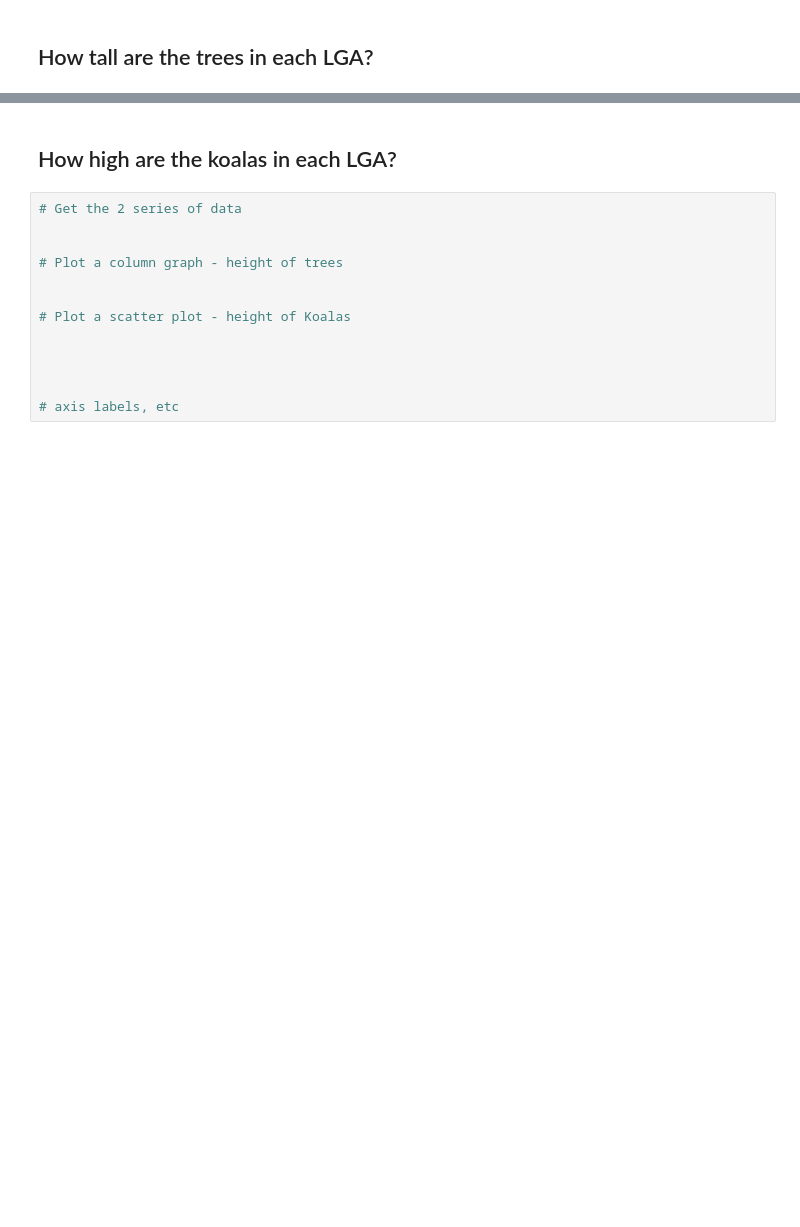
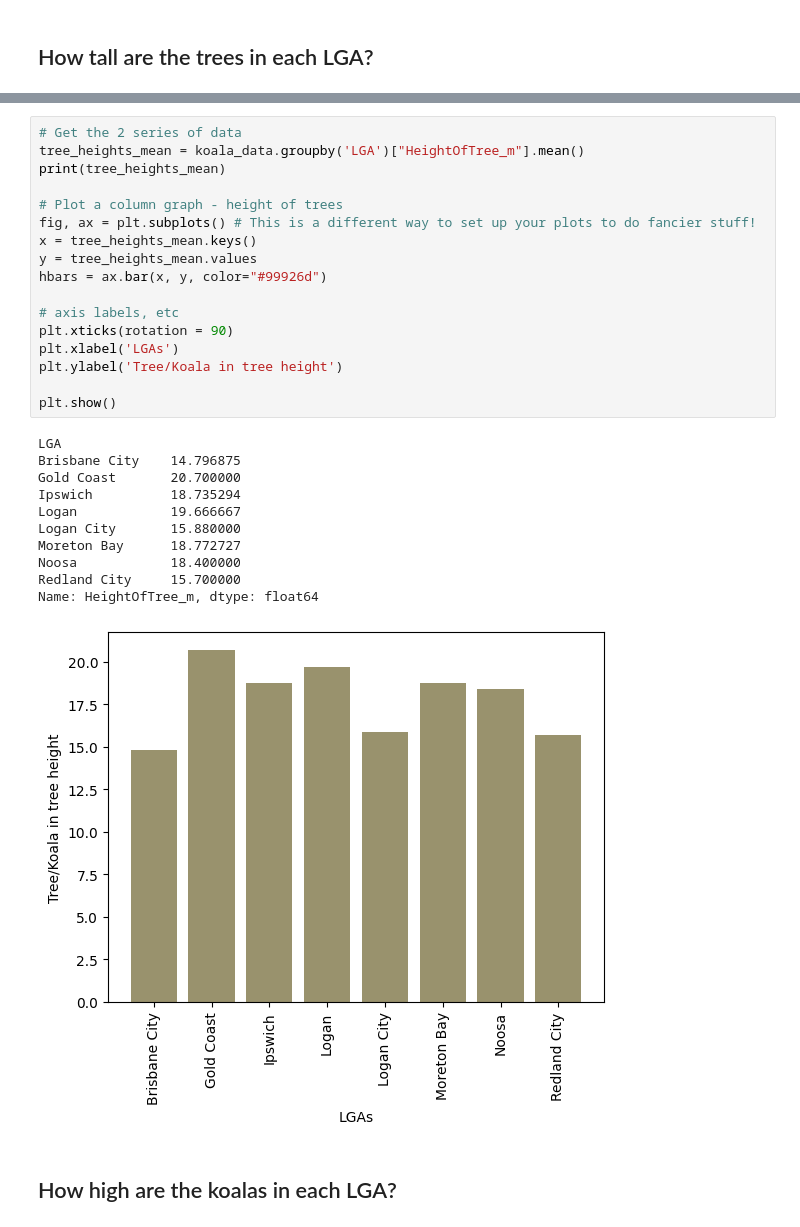
Before and after one commit to reneenoble/data-science-bear-necessities, a Jupyter notebook: demo_koala.ipynb, the cells around one changed output, grey strips where cells are left out. Drawn from its saved outputs; the diff is of its cells as text; blank space fills up the shorter version.

```diff
--- a/demo_koala.ipynb
+++ b/demo_koala.ipynb
@@ -57,15 +144,31 @@ import matplotlib.pyplot  as plt
+# %%
+# Get the 2 series of data
+tree_heights_mean = koala_data.groupby('LGA')["HeightOfTree_m"].mean()
+print(tree_heights_mean)
+
+# Plot a column graph - height of trees
+fig, ax = plt.subplots() # This is a different way to set up your plots to do fancier stuff!
+x = tree_heights_mean.keys()
+y = tree_heights_mean.values
+hbars = ax.bar(x, y, color="#99926d")
+
+# axis labels, etc
+plt.xticks(rotation = 90)
+plt.xlabel('LGAs')
+plt.ylabel('Tree/Koala in tree height')
+
+plt.show()
+# %% [output]
+LGA
+Brisbane City    14.796875
+Gold Coast       20.700000
+Ipswich          18.735294
+Logan            19.666667
+Logan City       15.880000
+Moreton Bay      18.772727
+Noosa            18.400000
+Redland City     15.700000
+Name: HeightOfTree_m, dtype: float64
+[figure, added]
 # %% [markdown]
 ## How high are the koalas in each LGA?
-# %%
-# Get the 2 series of data
-
-
-# Plot a column graph - height of trees
-
-
-# Plot a scatter plot - height of Koalas
-
-
-
-
-# axis labels, etc
```
Also changed, not shown: parts of 10 cells of this notebook, 1 other file.
